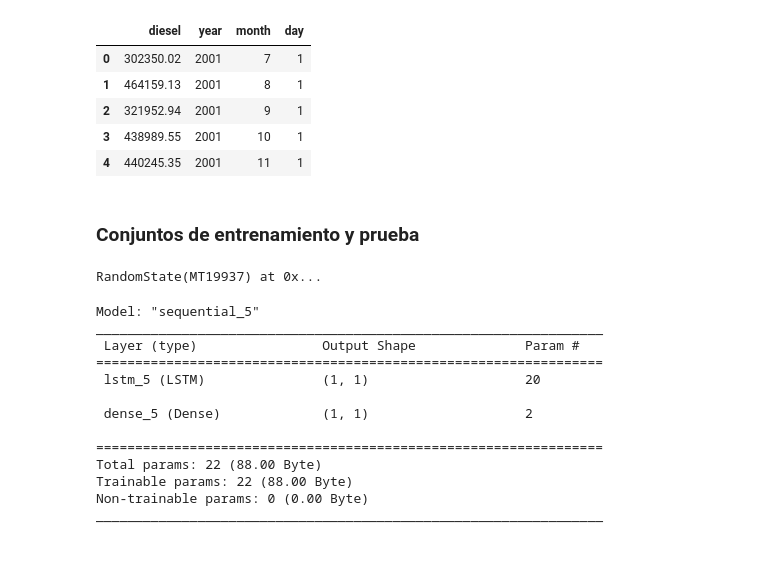
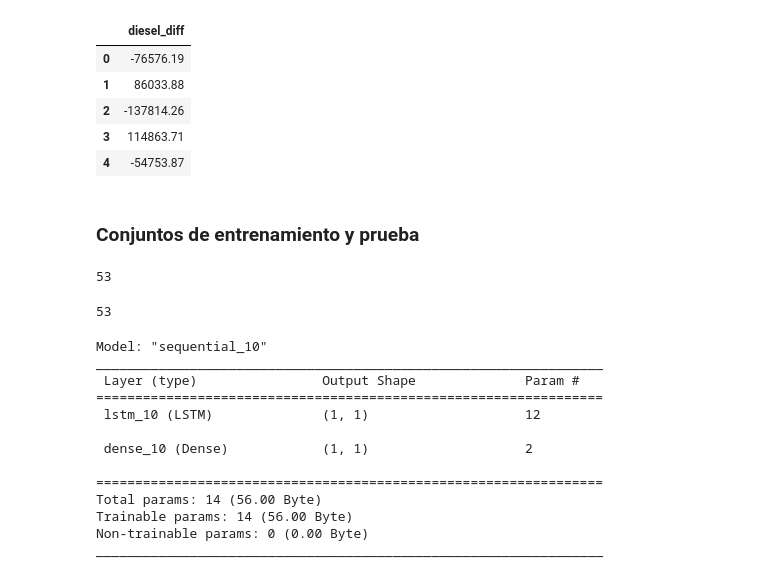
Before and after one commit to guillermoSb/uvg_data_science_lab_3, a Jupyter notebook: Ejercicio2.ipynb, the cells around one changed output. Drawn from its saved outputs; the diff is of its cells as text; code cells hidden in the pictures.

```diff
--- a/Ejercicio2.ipynb
+++ b/Ejercicio2.ipynb
@@ -11,31 +11,15 @@ from keras.layers import Dense
 from keras.layers import LSTM
 import matplotlib.pyplot as plt
 # %%
-data_diesel = pd.read_csv('data/data_diesel.csv', sep=',')
+data_diesel = pd.read_csv('data/data_diesel_diff.csv', sep=',')
+data_diesel = data_diesel.drop(['anio', 'mes'], axis=1)
 data_diesel.head()
 # %% [output]
-|  | diesel | year | month | day |
-| 0 | 302350.02 | 2001 | 7 | 1 |
-| 1 | 464159.13 | 2001 | 8 | 1 |
-| 2 | 321952.94 | 2001 | 9 | 1 |
-| 3 | 438989.55 | 2001 | 10 | 1 |
-| 4 | 440245.35 | 2001 | 11 | 1 |
+|  | diesel_diff |
+| 0 | -76576.19 |
+| 1 | 86033.88 |
+| 2 | -137814.26 |
+| 3 | 114863.71 |
+| 4 | -54753.87 |
 # %% [markdown]
 ### Conjuntos de entrenamiento y prueba
-# %%
-X = data_diesel[['year', 'month', 'day']]
-y = data_diesel[['diesel']]
-scaler = StandardScaler()
-y = scaler.fit_transform(y.values.reshape(-1, 1))
-X = np.asarray(X)
-y = np.asarray(y)
-
-X_train, X_test, y_train, y_test = train_test_split(X, y, test_size=0.3, shuffle=False)
-y_test = scaler.inverse_transform(y_test)
-seed_value = 2302
-tf.random.set_seed(seed_value)
-np.random.seed(seed_value)
-random.seed(seed_value)
-sklearn.utils.check_random_state(seed_value)
-# %% [output]
-RandomState(MT19937) at 0x...
@@ -44,0 +29,16 @@ X_test = X_test.reshape((X_test.shape[0], 1, X_test.shape[1]))
+# %%
+# calculando los indices de particionamiento
+entrenamiento = round(0.6 * len(data_diesel_scaled))
+val_prueba = round(0.2 * len(data_diesel_scaled))
+
+# Particionando los datos
+train = data_diesel_scaled[:entrenamiento]
+validation = data_diesel_scaled[entrenamiento:entrenamiento+val_prueba]
+test = data_diesel_scaled[entrenamiento+val_prueba:]
+
+train = np.insert(train, 0, 0)
+train = train.reshape(-1, 1)
+
+print(len(test))
+# %% [output]
+53
@@ -45,23 +59,30 @@ X_test = X_test.reshape((X_test.shape[0], 1, X_test.shape[1]))
+# %%
+x_train = np.reshape(x_train,(x_train.shape[0],1,1))
+x_val = np.reshape(x_val, (x_val.shape[0],1,1))
+x_test = np.reshape(x_test, (x_test.shape[0],1,1))
+len(x_val)
+# %% [output]
+53
 # %%
 modelo1 = Sequential()
 lote = 1
 paso = 1
-caracteristicas = 3
+caracteristicas = 1
 modelo1.add(LSTM(lote, batch_input_shape=(lote, paso, caracteristicas), stateful=True))
 modelo1.add(Dense(1))
 modelo1.summary()
 # %% [output]
-Model: "sequential_5"
+Model: "sequential_10"
 _________________________________________________________________
  Layer (type)                Output Shape              Param #
 =================================================================
- lstm_5 (LSTM)               (1, 1)                    20
+ lstm_10 (LSTM)              (1, 1)                    12
 
- dense_5 (Dense)             (1, 1)                    2
+ dense_10 (Dense)            (1, 1)                    2
 
 =================================================================
-Total params: 22 (88.00 Byte)
-Trainable params: 22 (88.00 Byte)
+Total params: 14 (56.00 Byte)
+Trainable params: 14 (56.00 Byte)
 Non-trainable params: 0 (0.00 Byte)
 _________________________________________________________________
 # %%
```
Also changed, not shown: parts of 6 cells of this notebook, 1 other file.
